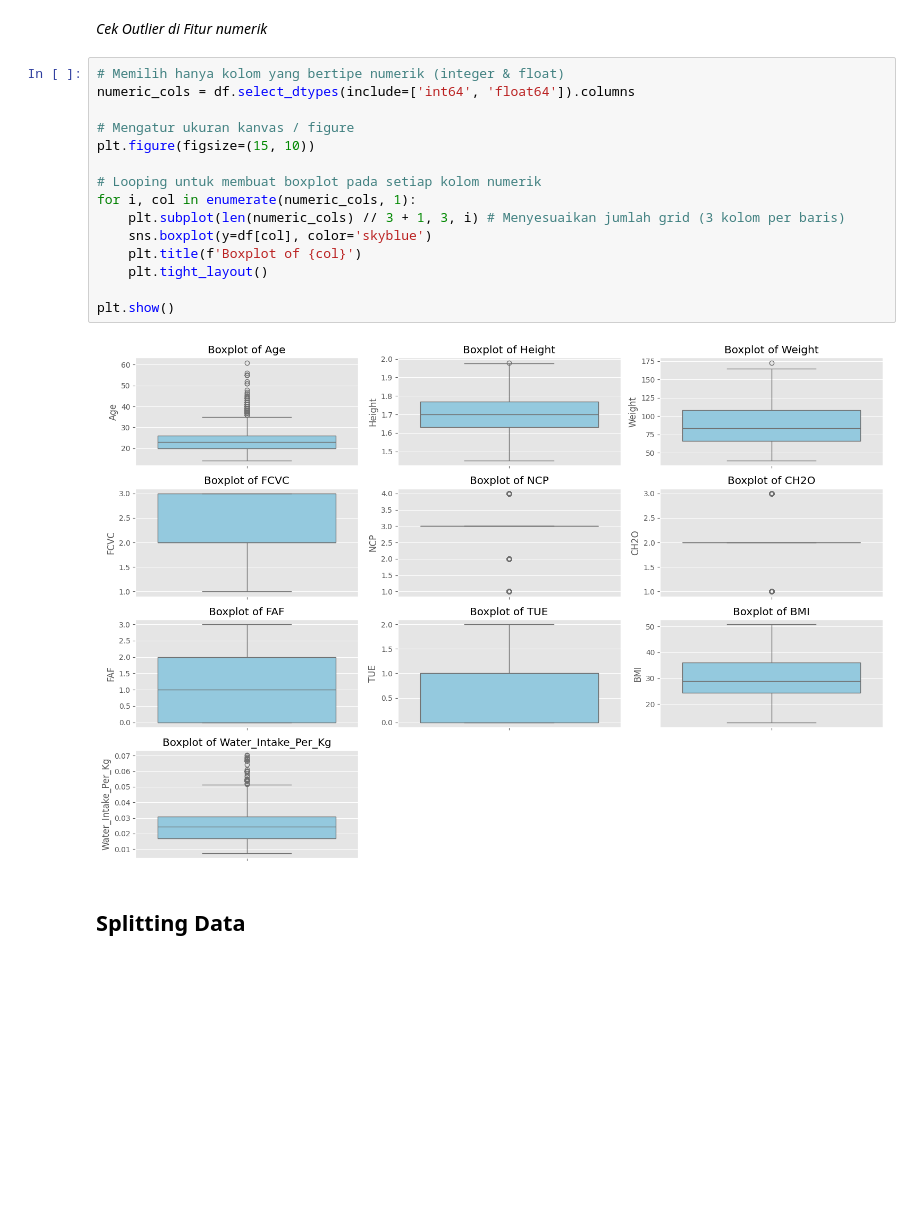
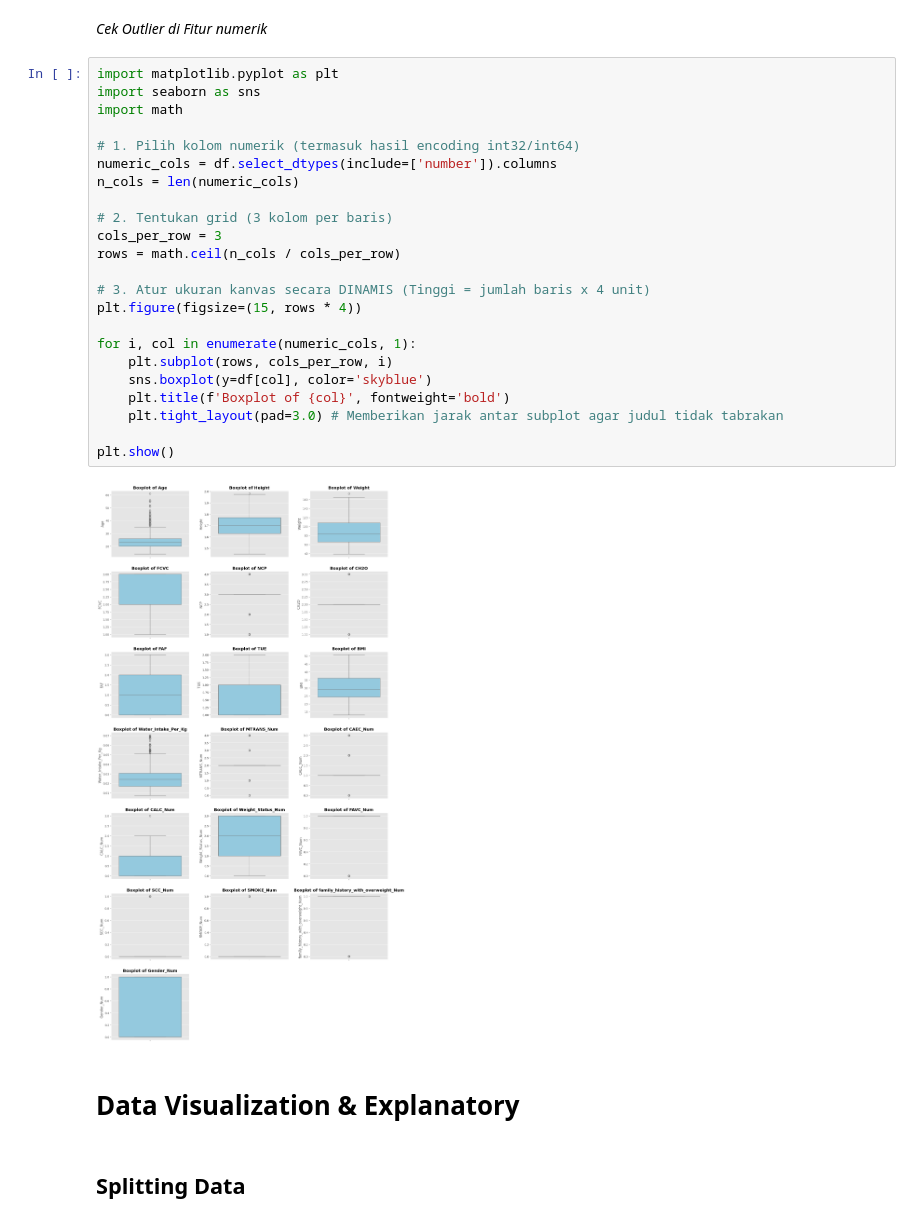
Before and after one commit to FariHafizh/Sistem-Klasifikasi-Status-Berat-Badan-Coding-Camp-2026, a Jupyter notebook: datascience/notebook.ipynb, the cells around one changed output. Drawn from its saved outputs; the diff is of its cells as text; blank space fills up the shorter version.

```diff
--- a/datascience/notebook.ipynb
+++ b/datascience/notebook.ipynb
@@ -510,22 +636,32 @@ plt.show()
 # %% [markdown]
 *Cek Outlier di Fitur numerik*
 # %%
-# Memilih hanya kolom yang bertipe numerik (integer & float)
-numeric_cols = df.select_dtypes(include=['int64', 'float64']).columns
+import matplotlib.pyplot as plt
+import seaborn as sns
+import math
 
-# Mengatur ukuran kanvas / figure
-plt.figure(figsize=(15, 10))
+# 1. Pilih kolom numerik (termasuk hasil encoding int32/int64)
+numeric_cols = df.select_dtypes(include=['number']).columns
+n_cols = len(numeric_cols)
 
-# Looping untuk membuat boxplot pada setiap kolom numerik
+# 2. Tentukan grid (3 kolom per baris)
+cols_per_row = 3
+rows = math.ceil(n_cols / cols_per_row)
+
+# 3. Atur ukuran kanvas secara DINAMIS (Tinggi = jumlah baris x 4 unit)
+plt.figure(figsize=(15, rows * 4))
+
 for i, col in enumerate(numeric_cols, 1):
-    plt.subplot(len(numeric_cols) // 3 + 1, 3, i) # Menyesuaikan jumlah grid (3 kolom per baris)
+    plt.subplot(rows, cols_per_row, i)
     sns.boxplot(y=df[col], color='skyblue')
-    plt.title(f'Boxplot of {col}')
-    plt.tight_layout()
+    plt.title(f'Boxplot of {col}', fontweight='bold')
+    plt.tight_layout(pad=3.0) # Memberikan jarak antar subplot agar judul tidak tabrakan
 
 plt.show()
 # %% [output]
-[figure, old version]
+[figure, new version]
+# %% [markdown]
+# Data Visualization & Explanatory
 # %% [markdown]
 ## Splitting Data
 # %%
```
Also changed, not shown: parts of 7 cells of this notebook, 1 other file.
